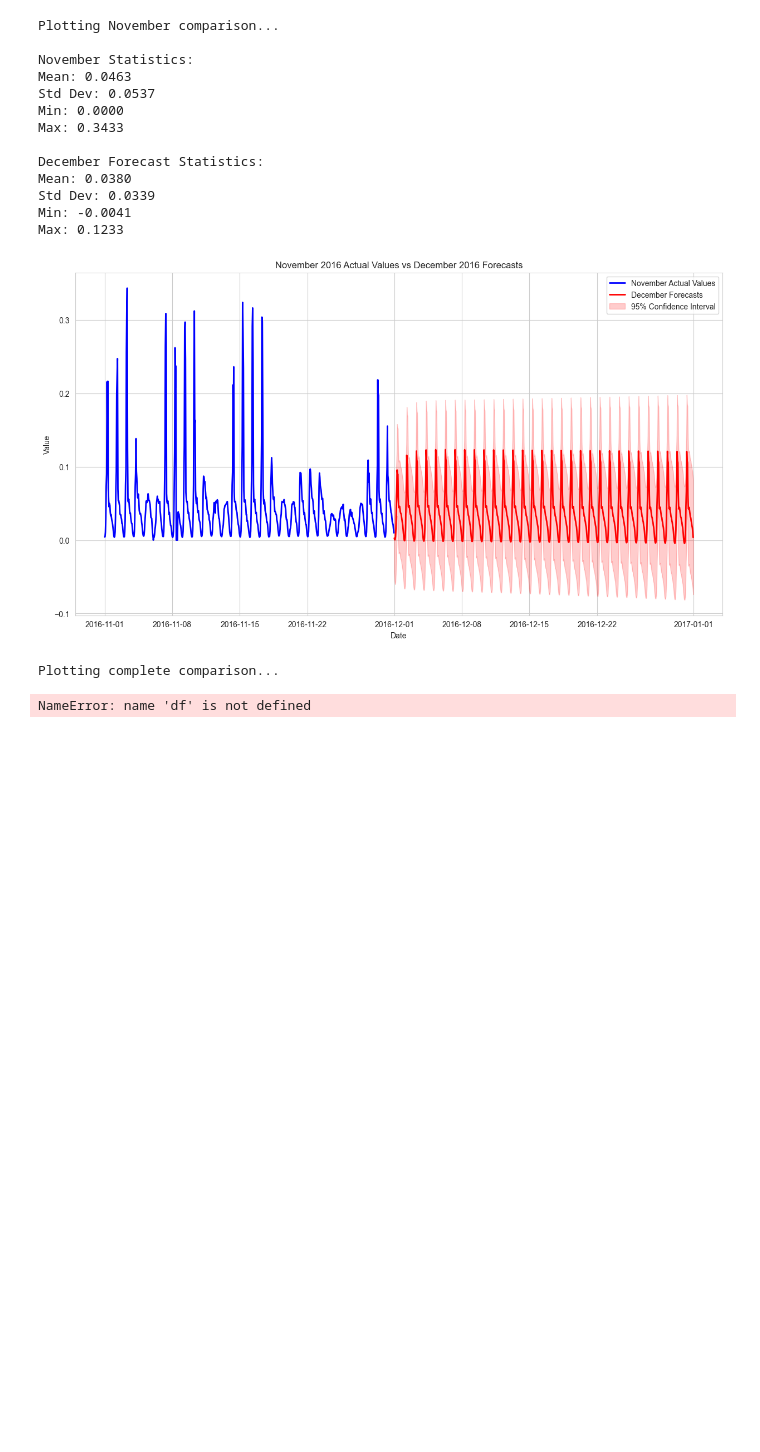
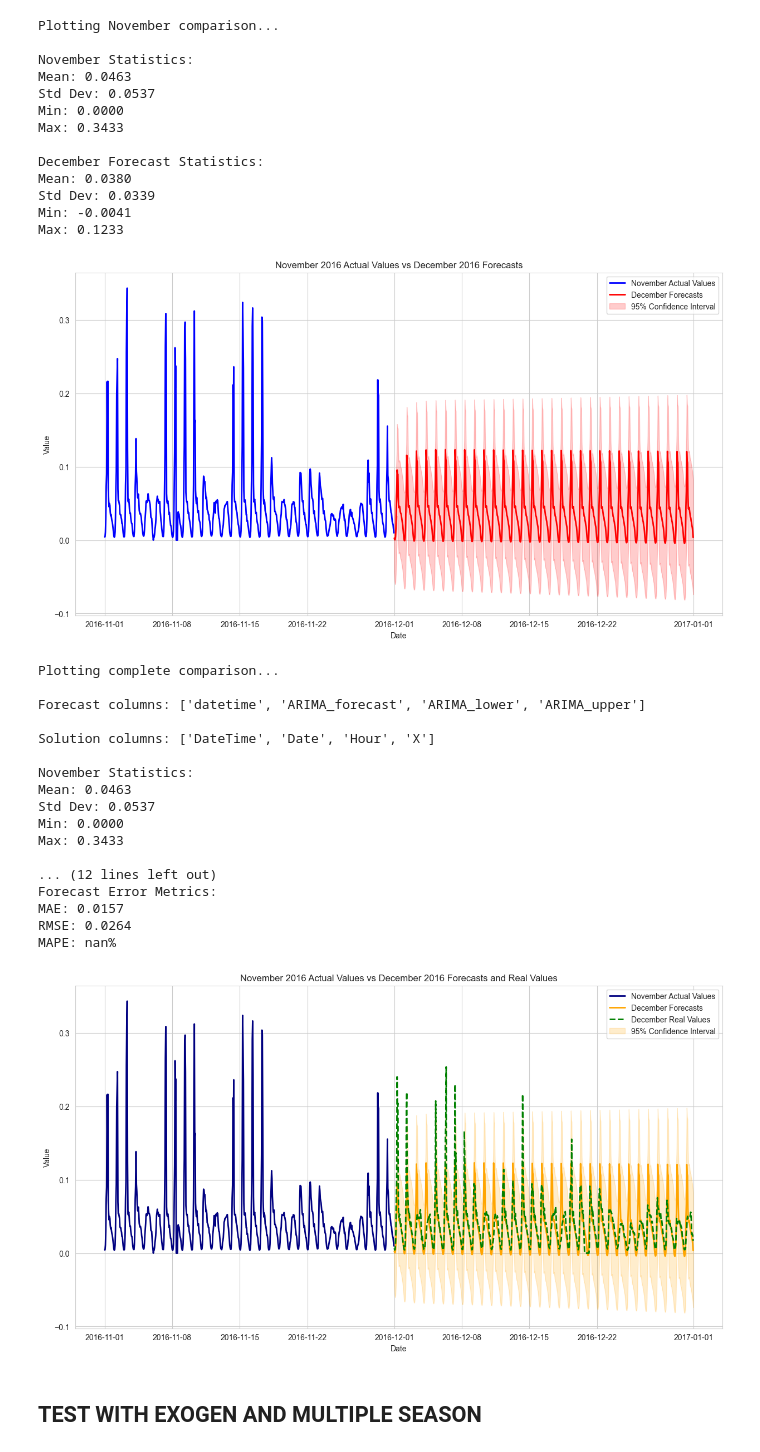
Before and after one commit to alexcri90/Project_TimeSeries, a Jupyter notebook: Notebook.ipynb, the cells around one changed output. Drawn from its saved outputs; the diff is of its cells as text; code cells hidden in the pictures; blank space fills up the shorter version.

```diff
--- a/Notebook.ipynb
+++ b/Notebook.ipynb
@@ -1288,13 +1288,19 @@ def plot_complete_comparison(df, forecast_csv, solution_path):
     - December real values: Green
     - Confidence intervals: Light Orange shading
     """
-    # Read the forecasts
+    # Read the forecasts and solution with debug prints
     forecasts = pd.read_csv(forecast_csv)
+    print("\nForecast columns:", forecasts.columns.tolist())
     forecasts['datetime'] = pd.to_datetime(forecasts['datetime'])
 
-    # Read the solution
+    # Read and inspect solution file
     solution = pd.read_csv(solution_path)
-    solution['datetime'] = pd.to_datetime(solution['datetime'])
+    print("\nSolution columns:", solution.columns.tolist())
+
+    # Create datetime index for solution based on December 2016
+    solution.index = pd.date_range(start='2016-12-01',
+                                 periods=len(solution),
+                                 freq='H')
 
     # Get November data
     november_start = '2016-11-01'
@@ -1316,8 +1322,8 @@ def plot_complete_comparison(df, forecast_csv, solution_path):
              color='#FFA500',  # Orange
              linewidth=2)
 
-    # Plot December real values (Green)
-    plt.plot(solution['datetime'], solution['X'],
+    # Plot December real values (Green) - assuming 'X' is the column name in solution
+    plt.plot(solution.index, solution['X'],
              label='December Real Values',
              color='#008000',  # Green
              linewidth=2,
@@ -1349,31 +1355,49 @@ def plot_complete_comparison(df, forecast_csv, solution_path):
     print(f"Std Dev: {forecasts['ARIMA_forecast'].std():.4f}")
     print(f"Min: {forecasts['ARIMA_forecast'].min():.4f}")
     print(f"Max: {forecasts['ARIMA_forecast'].max():.4f}")
 
     print("\nDecember Real Values Statistics:")
     print(f"Mean: {solution['X'].mean():.4f}")
     print(f"Std Dev: {solution['X'].std():.4f}")
     print(f"Min: {solution['X'].min():.4f}")
     print(f"Max: {solution['X'].max():.4f}")
 
     # Calculate and print error metrics between forecasts and real values
     print("\nForecast Error Metrics:")
     mae = mean_absolute_error(solution['X'], forecasts['ARIMA_forecast'])
     rmse = np.sqrt(mean_squared_error(solution['X'], forecasts['ARIMA_forecast']))
     mape = np.mean(np.abs((solution['X'] - forecasts['ARIMA_forecast']) / solution['X'])) * 100
     print(f"MAE: {mae:.4f}")
     print(f"RMSE: {rmse:.4f}")
     print(f"MAPE: {mape:.4f}%")
 
     plt.show()
 
 # Execute the plot
 solution_path = os.path.join('solution', 't2_solution.csv')
 if os.path.exists('arima_forecasts.csv') and os.path.exists(solution_path):
     print("Plotting complete comparison...")
     plot_complete_comparison(df, 'arima_forecasts.csv', solution_path)
 else:
     print("Missing required files. Please check both forecast and solution files exist.")
 # %% [output]
 Plotting complete comparison...
+
+Forecast columns: ['datetime', 'ARIMA_forecast', 'ARIMA_lower', 'ARIMA_upper']
+
+Solution columns: ['DateTime', 'Date', 'Hour', 'X']
+
+November Statistics:
+Mean: 0.0463
+Std Dev: 0.0537
+Min: 0.0000
+Max: 0.3433
+
+... (12 lines left out)
+Forecast Error Metrics:
+MAE: 0.0157
+RMSE: 0.0264
+MAPE: nan%
-NameError: name 'df' is not defined
+[figure, added]
+# %% [markdown]
+## TEST WITH EXOGEN AND MULTIPLE SEASON
```
Also changed, not shown: parts of 8 cells of this notebook.
